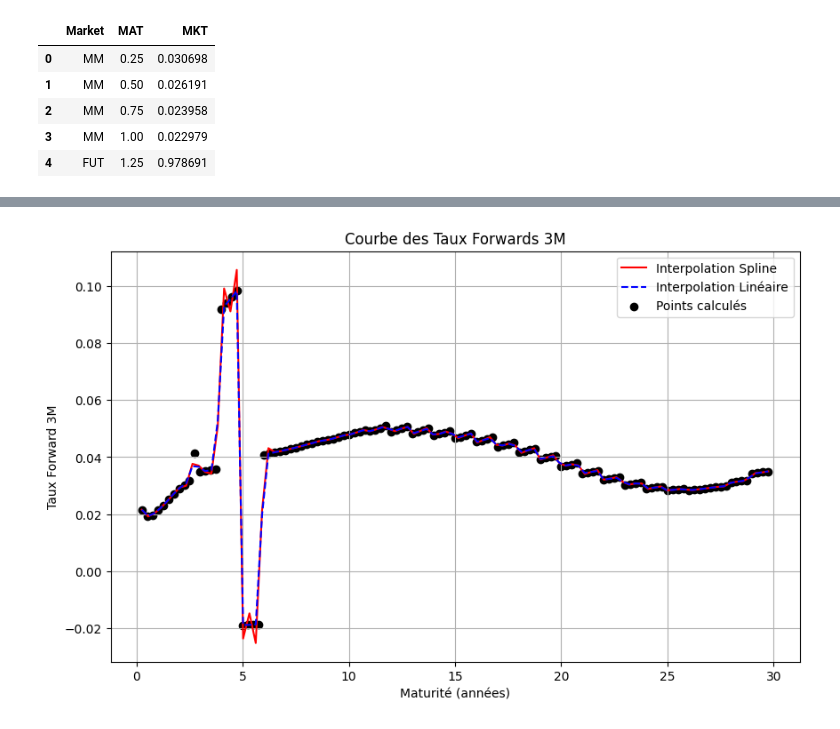
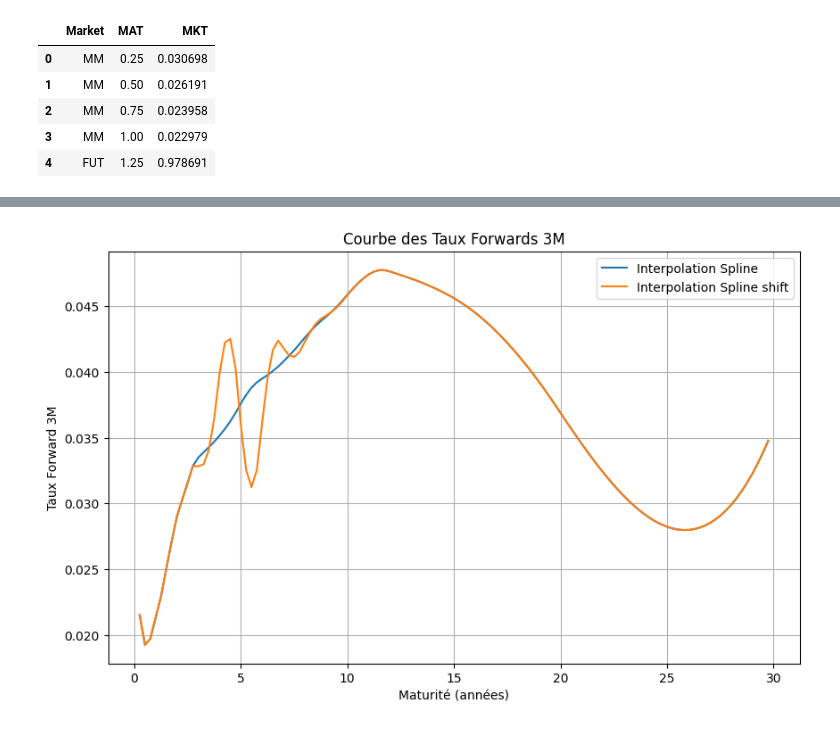
Before and after one commit to usenameFD/Asset-management, a Jupyter notebook: Yield Curve/yield.ipynb, the cells around one changed output, grey strips where cells are left out. Cells and saved outputs as stored; diff of their text form; code cells hidden in the pictures.

Commit message:
Updating Courbe de taux

```diff
--- a/Yield Curve/yield.ipynb
+++ b/Yield Curve/yield.ipynb
@@ -176,8 +199,14 @@ yield_bumped = bootstrap_yield_curve(df_bumped)
-# %%
-# Calcul de la courbe des taux forwards
-forward_rates = compute_forward_rates(yield_bumped)
-
-# Tracé des courbes interpolées
-plot_forward_curve(forward_rates)
-# %% [output]
-[figure, removed]
+# %%
+# Calcul de la courbe des taux forwards
+forward_rates_bumped = pd.DataFrame(compute_forward_rates(yield_bumped))
+forward_rates_bumped.rename(columns={"Interpolation Linéaire": "Interpolation Linéaire shift",
+                                    "Interpolation log-linéaire": "Interpolation log-linéaire shift",
+                                    "Interpolation Spline": "Interpolation Spline shift"}, inplace=True)
+
+forward_rates_bumped = forward_rates_bumped.merge(forward_rates, on="MAT", how="inner")
+#col = list(forward_rates_bumped.columns)
+#col.remove("MAT")
+# Tracé des courbes interpolées
+plot_forward_curve(forward_rates_bumped, columns=["Interpolation Spline", "Interpolation Spline shift"])
+# %% [output]
+[figure, added]
```
Also changed, not shown: parts of 8 cells of this notebook, 2 other files.
